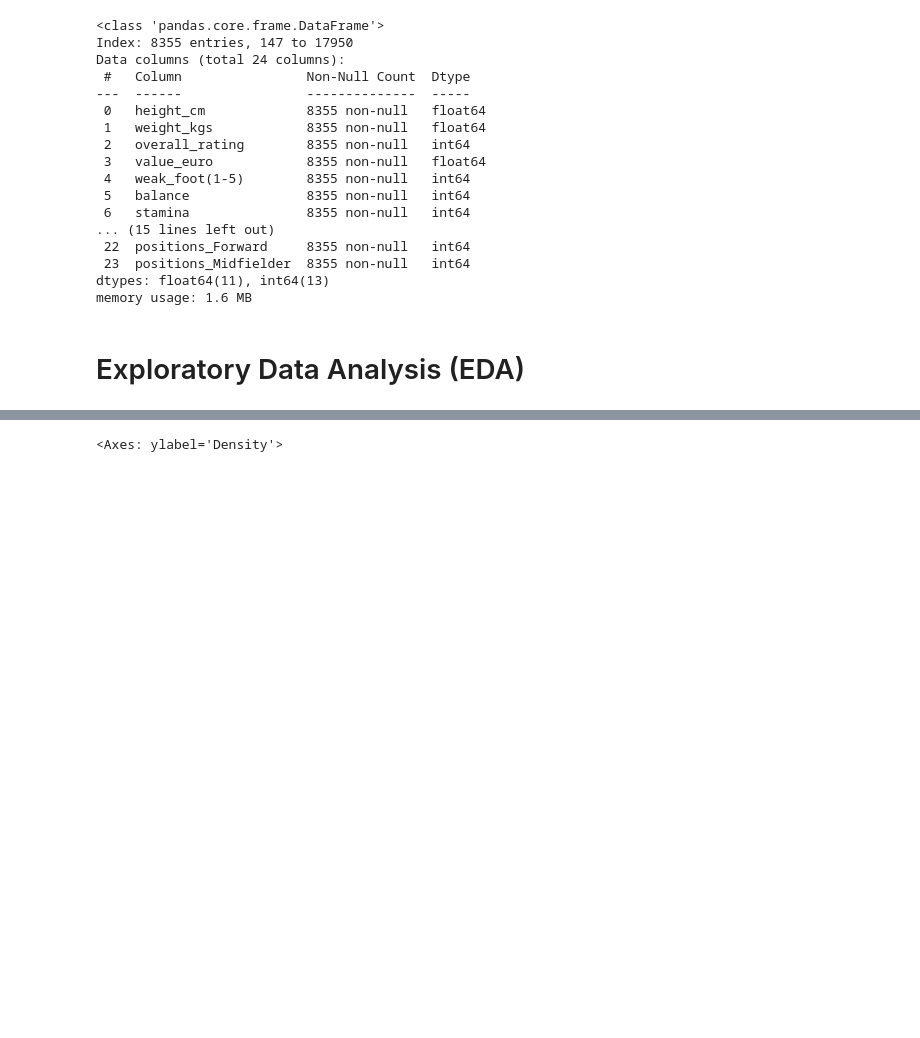
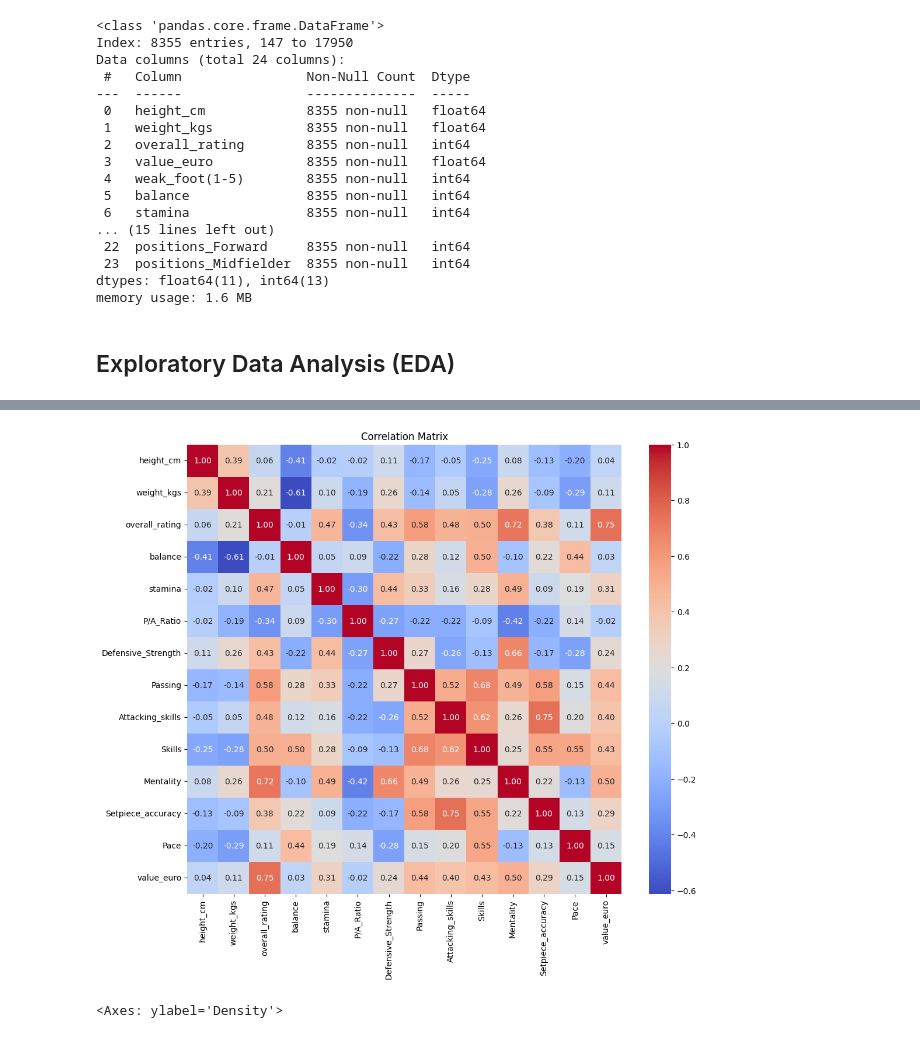
Before and after one commit to ExcaliburML/Regression, a Jupyter notebook: Regression.ipynb, the cells around one changed output, grey strips where cells are left out. Saved outputs shown, nothing was run; the diff lists cells and outputs as text; code cells hidden in the pictures; blank space fills up the shorter version.

```diff
--- a/Regression.ipynb
+++ b/Regression.ipynb
@@ -314,16 +328,22 @@ Data columns (total 24 columns):
 dtypes: float64(11), int64(13)
 memory usage: 1.6 MB
 # %% [markdown]
-# Exploratory Data Analysis (EDA)
+## Exploratory Data Analysis (EDA)
 # %%
 # Plotting Correlation diagram to explore the relationships between the variables in train data set.
 
 import numpy as np
+import seaborn as sns
+import matplotlib.pyplot as plt
 
 new_Data = data[['height_cm', 'weight_kgs', 'overall_rating','balance', 'stamina', 'P/A_Ratio',
        'Defensive_Strength', 'Passing', 'Attacking_skills', 'Skills',
        'Mentality', 'Setpiece_accuracy', 'Pace','value_euro']]
 
-corr = new_Data.corr()
-corr.style.background_gradient(cmap='coolwarm')
+corr_matrix = new_Data.corr()
+# Create a heatmap to visualize correlations
+plt.figure(figsize=(12, 10))
+sns.heatmap(corr_matrix, annot=True, cmap='coolwarm', fmt=".2f")
+plt.title('Correlation Matrix')
+plt.show()
 # %% [output]
@@ -345,3 +350,4 @@ corr.style.background_gradient(cmap='coolwarm')
+[figure, added]
 # %%
 data.iloc[:,[2,5,6,8,9,10,11,12,13]].plot.kde()
 # %% [output]
```
Also changed, not shown: parts of 26 cells of this notebook, 1 other file.
